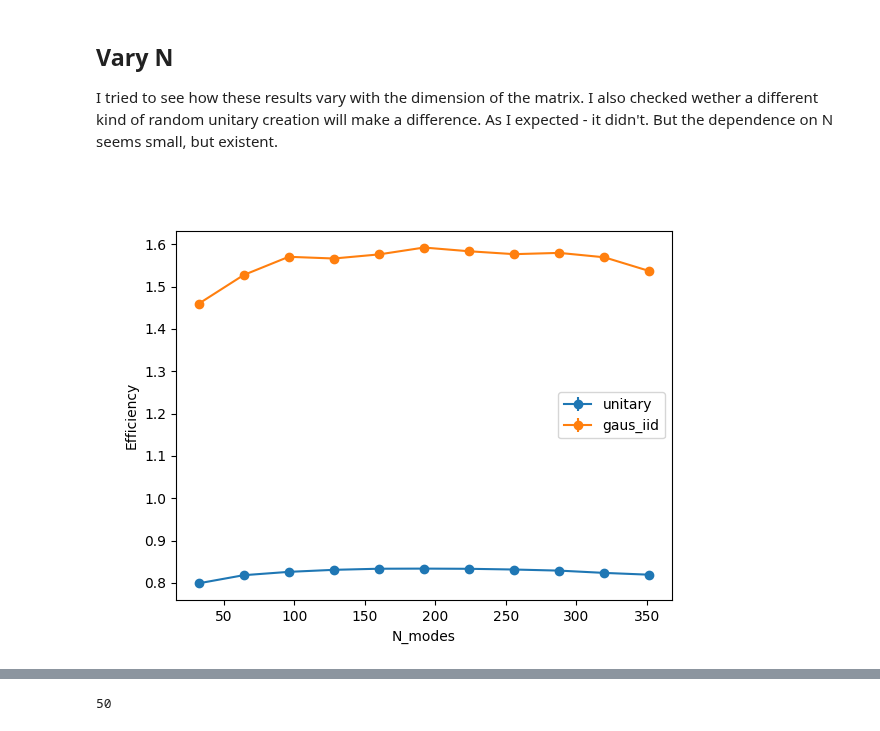
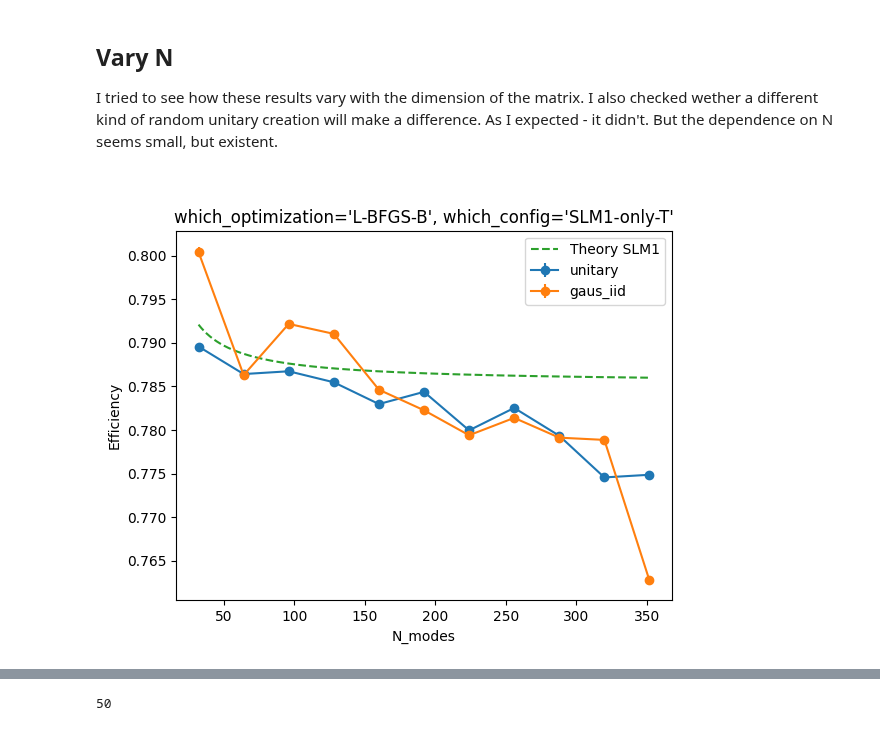
Before and after one commit to rubiaek/pianoq, a Jupyter notebook: pianoq/writeups/09_writeup_scaling.ipynb, the cells around one changed output, grey strips where cells are left out. Drawn from its saved outputs; the diff is of its cells as text; code cells hidden in the pictures.

```diff
--- a/pianoq/writeups/09_writeup_scaling.ipynb
+++ b/pianoq/writeups/09_writeup_scaling.ipynb
@@ -139,7 +139,7 @@ def get_Ns_ress(glob_regex):
     Ns = np.array([re.findall('.*N=(\d+)_.*', path)[0] for path in paths]).astype(float)
     return Ns, ress
 
-def show_N_dependance(Ns, ress, which_config='SLM3', which_optimization='L-BFGS-B', full_std=False):
+def show_N_dependance(Ns, ress, which_config='SLM3', which_optimization='L-BFGS-B', full_std=False, ylim=None):
     T_methods = ress[0].T_methods
     fig, ax = plt.subplots()
 
@@ -169,10 +169,13 @@ def show_N_dependance(Ns, ress, which_config='SLM3', which_optimization='L-BFGS-
         theory = 1/Ns * (1 + (Ns-1)*(np.pi/4)**2)
         ax.plot(Ns, theory, linestyle='dashed', label='Theory SLM2')
 
+    if ylim:
+        ax.set_ylim(ylim)
 
     ax.legend()
     ax.set_xlabel('N_modes')
     ax.set_ylabel('Efficiency')
+    ax.set_title(f'{which_optimization=}, {which_config=}')
 # %%
 glob_regex = r'G:\My Drive\Projects\MPLC\results\simulations\2024_11_28_14*N=*.npz'
 Ns, ress = get_Ns_ress(glob_regex)
@@ -193,5 +196,7 @@ which_config = 'SLM3'
 # which_config = 'SLM2-simple'
 # which_config = 'SLM2-simple-OPC'
 show_N_dependance(Ns, ress, which_config=which_config, which_optimization=which_optimization, full_std=False)
-# %% [output]
-[figure, removed]
+# %%
+show_N_dependance(Ns, ress, which_config='SLM1-only-T', which_optimization='L-BFGS-B', full_std=False)
+# %% [output]
+[figure, added]
```
Also changed, not shown: parts of 6 cells of this notebook.
